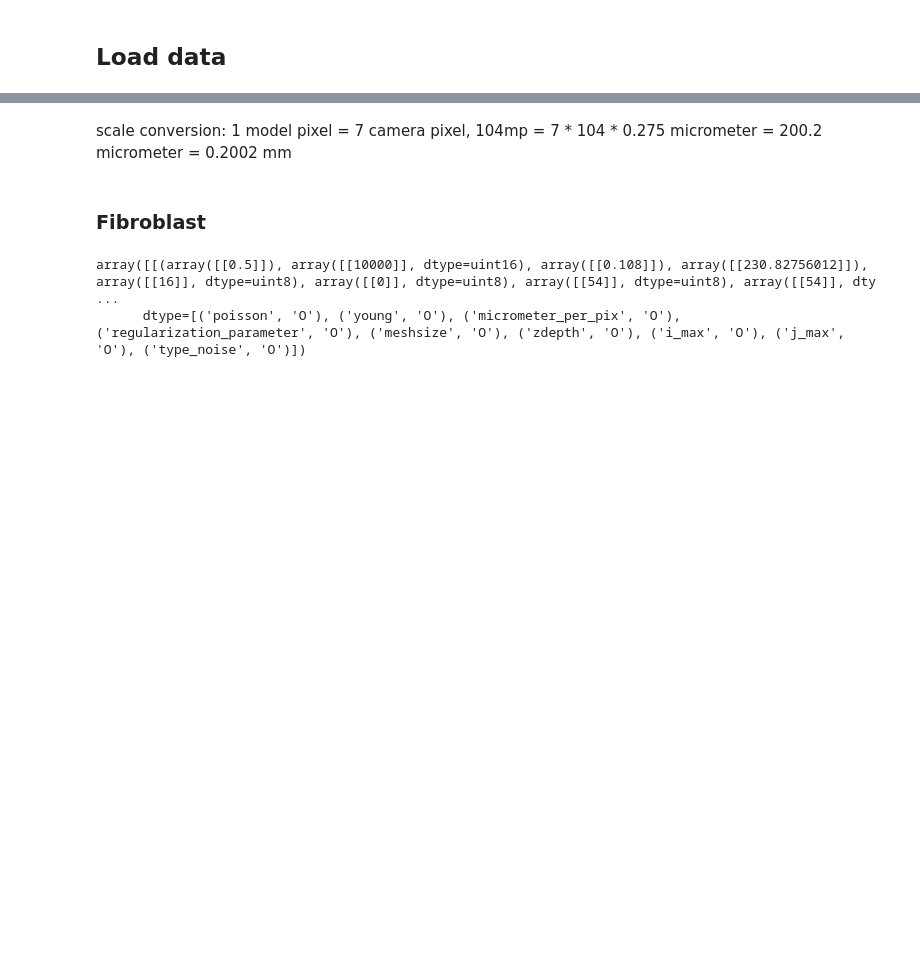
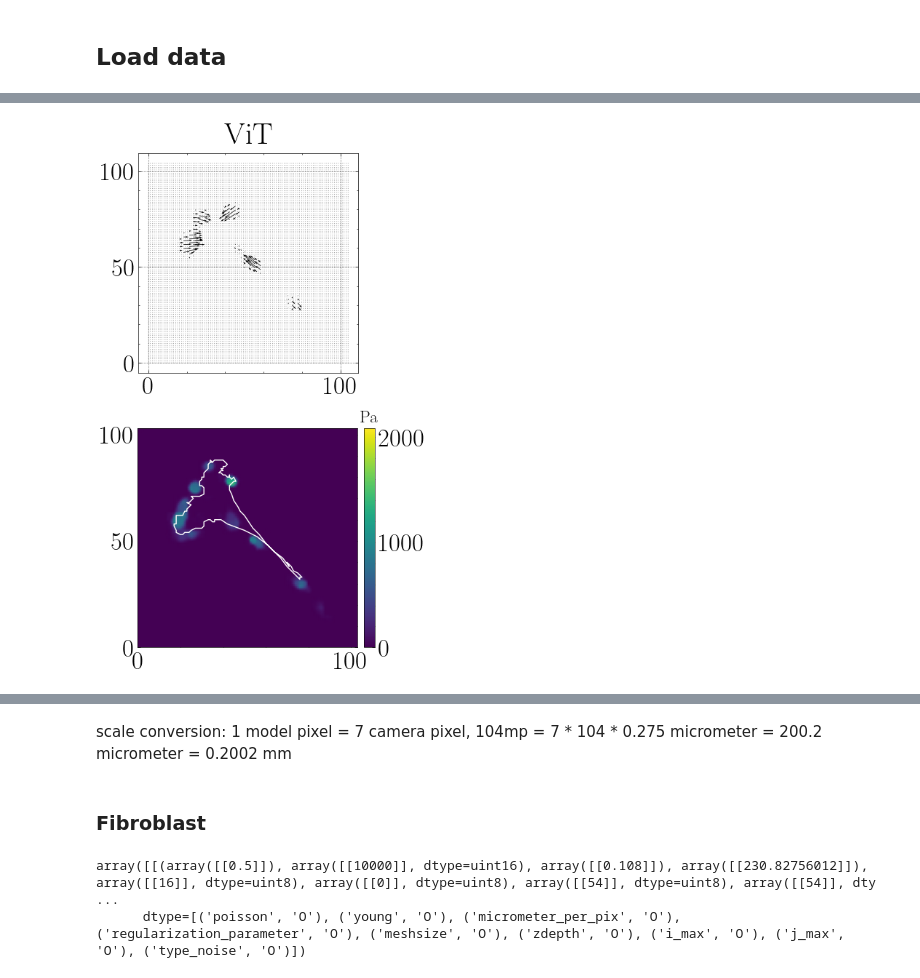
Before and after one commit to alo996/UQ_DL-TFM, a Jupyter notebook: ViT-TFM/Thesis figures – Real cells.ipynb, the cells around one changed output, grey strips where cells are left out. Drawn from its saved outputs; the diff is of its cells as text; code cells hidden in the pictures; blank space fills up the shorter version.

```diff
--- a/ViT-TFM/Thesis figures – Real cells.ipynb
+++ b/ViT-TFM/Thesis figures – Real cells.ipynb
@@ -177,25 +309,41 @@ plt.rcParams['xtick.labelsize'] = 25
 plt.rcParams['ytick.labelsize'] = 25
 
 get_ipython().run_line_magic('matplotlib', 'notebook')
+%matplotlib inline
 plt.style.use(['science', 'grid', 'muted'])
 
 fig, axs = plt.subplots(2, 1, figsize=(6, 9))
 fig.tight_layout(pad=2, w_pad=0, h_pad=3)
 
-i = 0
-axs[0].quiver(real_cells[i]['vit_pred'][0, 0, :, :].detach().numpy(), real_cells[i]['vit_pred'][0, 1, :, :].detach().numpy(), scale=10670)
+#i = 0
+#axs[0].quiver(real_cells[i]['vit_pred'][0, 0, :, :].detach().numpy(), real_cells[i]['vit_pred'][0, 1, :, :].detach().numpy(), scale=10670)
+#axs[0].set(adjustable='box', aspect='equal')
+#axs[0].set_title('ViT', pad=10, fontsize=30)
+#axs[0].plot(real_%matplotlib inlinecells[i]['brdx'][0], real_cells[i]['brdy'][0], c='grey')
+
+##sparse_pred = real_cells[i]['vit_pred'].detach() * np.resize([[1, 0],[1, 0]], (104,104))
+#sparse_pred = real_cells[i]['vit_pred'].detach()
+sparse_dspl[0, 5, 5] = 1.925 * 5.787   # 5.787 * 16 * 0.108 [micrometer] = 10 [micrometer]
+sparse_dspl[1, 5, 5] = 0
+x = np.linspace(0, 104, 104)
+y = np.linspace(0, 104, 104)
+axs[0].quiver(x, y, sparse_pred[0, 0, :, :], sparse_pred[0, 1, :, :], angles='xy', scale_units='xy', scale=104)
 axs[0].set(adjustable='box', aspect='equal')
 axs[0].set_title('ViT', pad=10, fontsize=30)
-axs[0].plot(real_cells[i]['brdx'][0], real_cells[i]['brdy'][0], c='grey')
+#axs[0].annotate(u'10 \xb5m',
+#                fontsize=12,
+#                xy=(0.1, 0.1),
+#                xytext=(11, 5),
+#                textcoords='offset points')
 
-dx = 9
-dy = 0
-axs[0].arrow(x=10, y=10, dx=dx, dy=dy, head_width=1, color='black')
-axs[0].annotate(u'1000 Pa',
-                fontsize=13,
-                xy=(0.2, 0.2),
-                xytext=(11, 8),
-                textcoords='offset points')
+#dx = 9
+#dy = 0
+#axs[0].arrow(x=10, y=10, dx=dx, dy=dy, head_width=1, color='black')
+#axs[0].annotate(u'1000 Pa',
+#                fontsize=13,
+#                xy=(0.2, 0.2),
+#                xytext=(11, 8),
+#                textcoords='offset points')
 
 C = np.sqrt(real_cells[i]['vit_pred'][0, 0, :, :].detach().numpy() ** 2 + real_cells[i]['vit_pred'][0, 1, :, :].detach().numpy() ** 2)
 im = axs[1].pcolormesh(C, shading='gouraud', norm=norm)
@@ -206,6 +354,6 @@ axs[1].set(adjustable='box', aspect='equal')
 
 fig.subplots_adjust(top=0.825)
 
-image_name = 'Real_vit_vert.jpeg'
-fig.savefig(f'/home/alexrichard/LRZ Sync+Share/ML in Physics/Thesis/Plots/{image_name}', format='jpeg', dpi=1000)
+#image_name = 'Real_vit_vert.jpeg'
+#fig.savefig(f'/home/alexrichard/LRZ Sync+Share/ML in Physics/Thesis/Plots/{image_name}', format='jpeg', dpi=1000)
 # %% [output]
@@ -213,0 +360 @@ fig.savefig(f'/home/alexrichard/LRZ Sync+Share/ML in Physics/Thesis/Plots/{image
+[figure, added]
```
Also changed, not shown: parts of 22 cells of this notebook, 7 other files.
